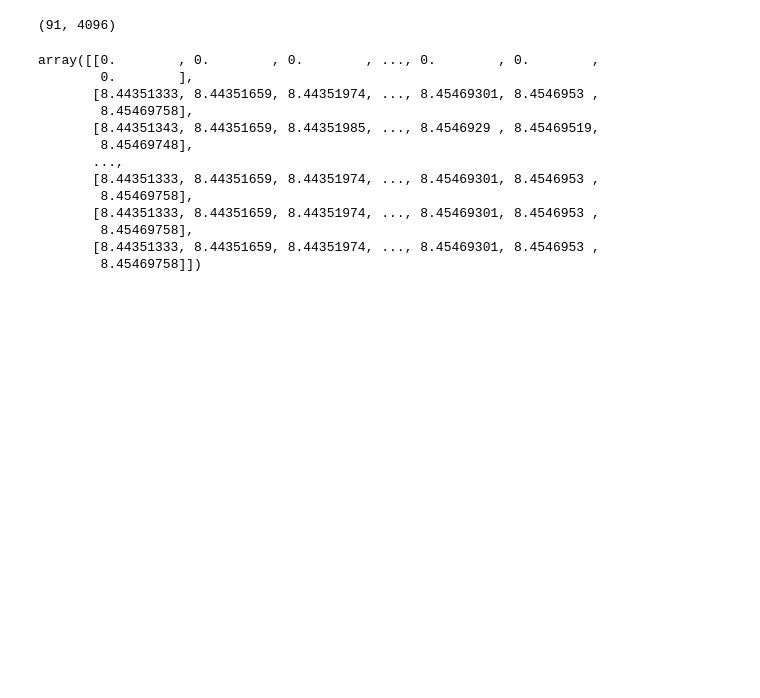
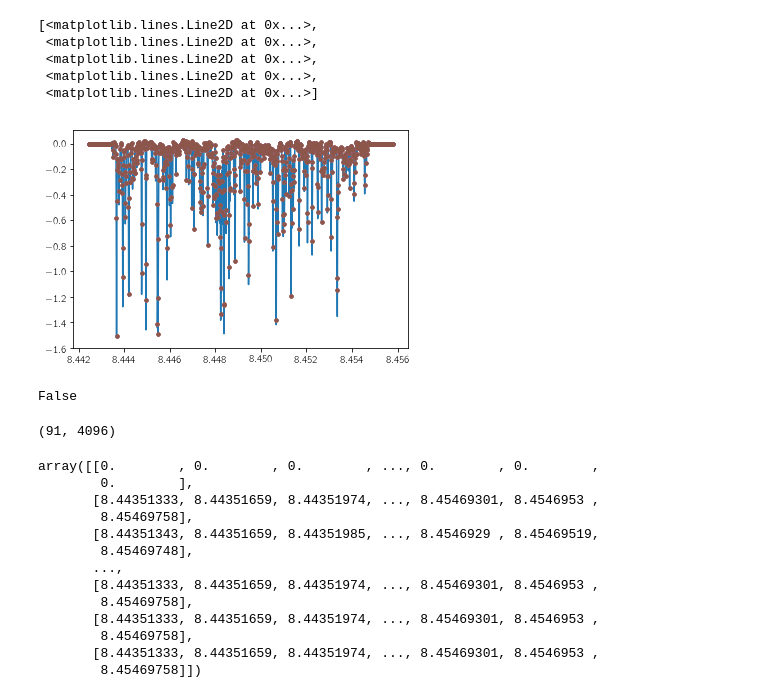
Before and after one commit to megbedell/wobble, a Jupyter notebook: notebooks/tf-timeline.ipynb, the cells around one changed output. Drawn from its saved outputs; the diff is of its cells as text; code cells hidden in the pictures; blank space fills up the shorter version.

```diff
--- a/notebooks/tf-timeline.ipynb
+++ b/notebooks/tf-timeline.ipynb
@@ -28,0 +33,23 @@ optimize: iterating through 150 optimization steps...
+# %%
+x, y = results.star_template_xs[r], results.star_template_ys[r]
+t = np.linspace(x.min()-0.001, x.max()+0.001, 1000)
+t = t[:, None] + np.zeros((len(t), 5))
+res = interp(t, x, y)
+
+with tf.Session() as sess:
+    sess.run(tf.global_variables_initializer())
+    v = sess.run(res)
+
+plt.plot(x, y)
+plt.plot(t, v, ".")
+# %% [output]
+[<matplotlib.lines.Line2D at 0x...>,
+ <matplotlib.lines.Line2D at 0x...>,
+ <matplotlib.lines.Line2D at 0x...>,
+ <matplotlib.lines.Line2D at 0x...>,
+ <matplotlib.lines.Line2D at 0x...>]
+[figure, added]
+# %%
+np.any(np.isnan(v))
+# %% [output]
+False
```
Also changed, not shown: parts of 5 cells of this notebook, 2 other files.
